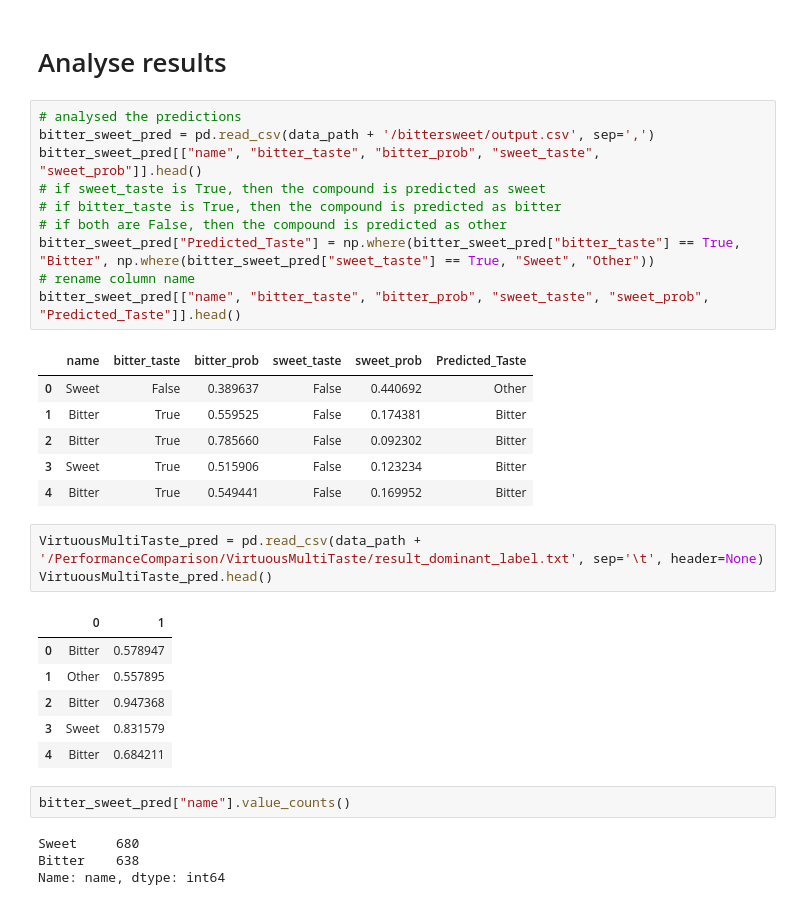
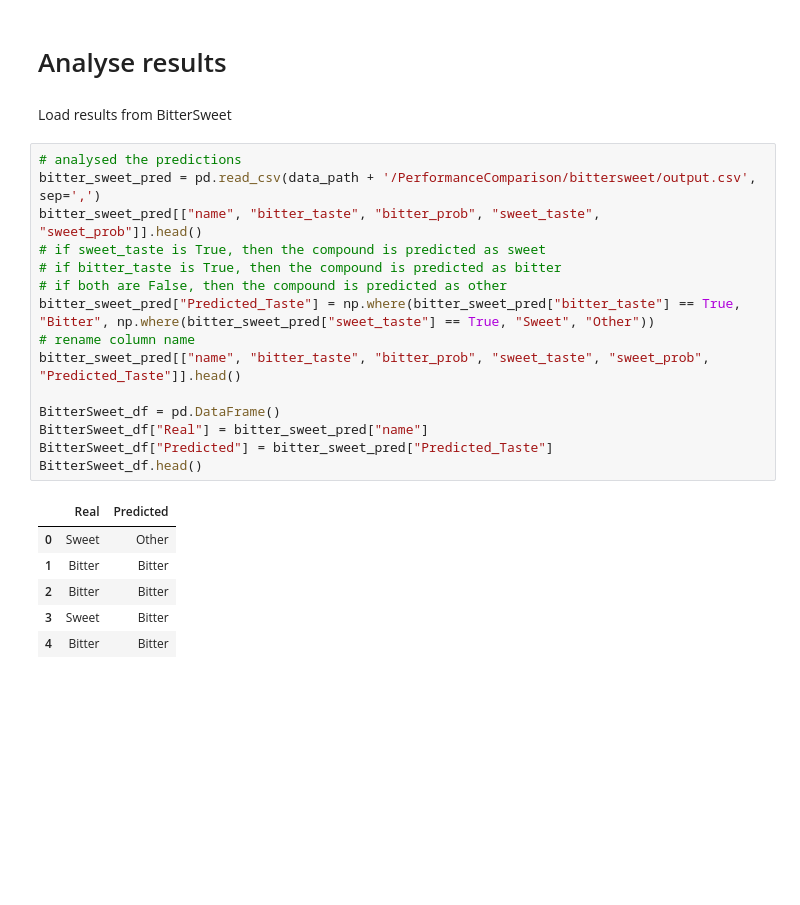
Before and after one commit to lorenzopallante/VirtuousMultiTaste, a Jupyter notebook: notebook/PerformanceComparison.ipynb, the cells around one changed output. Drawn from its saved outputs; the diff is of its cells as text; blank space fills up the shorter version.

Commit message:
comparison of performance

```diff
--- a/notebook/PerformanceComparison.ipynb
+++ b/notebook/PerformanceComparison.ipynb
@@ -130,36 +129,27 @@ TypeError: cannot perform reduce with flexible type
 1
 # %% [markdown]
 # Analyse results
+# %% [markdown]
+Load results from BitterSweet
 # %%
 # analysed the predictions
-bitter_sweet_pred = pd.read_csv(data_path + '/bittersweet/output.csv', sep=',')
+bitter_sweet_pred = pd.read_csv(data_path + '/PerformanceComparison/bittersweet/output.csv', sep=',')
 bitter_sweet_pred[["name", "bitter_taste", "bitter_prob", "sweet_taste", "sweet_prob"]].head()
 # if sweet_taste is True, then the compound is predicted as sweet
 # if bitter_taste is True, then the compound is predicted as bitter
 # if both are False, then the compound is predicted as other
 bitter_sweet_pred["Predicted_Taste"] = np.where(bitter_sweet_pred["bitter_taste"] == True, "Bitter", np.where(bitter_sweet_pred["sweet_taste"] == True, "Sweet", "Other"))
 # rename column name
 bitter_sweet_pred[["name", "bitter_taste", "bitter_prob", "sweet_taste", "sweet_prob", "Predicted_Taste"]].head()
+
+BitterSweet_df = pd.DataFrame()
+BitterSweet_df["Real"] = bitter_sweet_pred["name"]
+BitterSweet_df["Predicted"] = bitter_sweet_pred["Predicted_Taste"]
+BitterSweet_df.head()
 # %% [output]
-|  | name | bitter_taste | bitter_prob | sweet_taste | sweet_prob | Predicted_Taste |
-| 0 | Sweet | False | 0.389637 | False | 0.440692 | Other |
-| 1 | Bitter | True | 0.559525 | False | 0.174381 | Bitter |
-| 2 | Bitter | True | 0.785660 | False | 0.092302 | Bitter |
-| 3 | Sweet | True | 0.515906 | False | 0.123234 | Bitter |
-| 4 | Bitter | True | 0.549441 | False | 0.169952 | Bitter |
+|  | Real | Predicted |
+| 0 | Sweet | Other |
+| 1 | Bitter | Bitter |
+| 2 | Bitter | Bitter |
+| 3 | Sweet | Bitter |
+| 4 | Bitter | Bitter |
-# %%
-VirtuousMultiTaste_pred = pd.read_csv(data_path + '/PerformanceComparison/VirtuousMultiTaste/result_dominant_label.txt', sep='\t', header=None)
-VirtuousMultiTaste_pred.head()
-# %% [output]
-|  | 0 | 1 |
-| 0 | Bitter | 0.578947 |
-| 1 | Other | 0.557895 |
-| 2 | Bitter | 0.947368 |
-| 3 | Sweet | 0.831579 |
-| 4 | Bitter | 0.684211 |
-# %%
-bitter_sweet_pred["name"].value_counts()
-# %% [output]
-Sweet     680
-Bitter    638
-Name: name, dtype: int64
```
Also changed, not shown: parts of 12 cells of this notebook, 4 other files.
